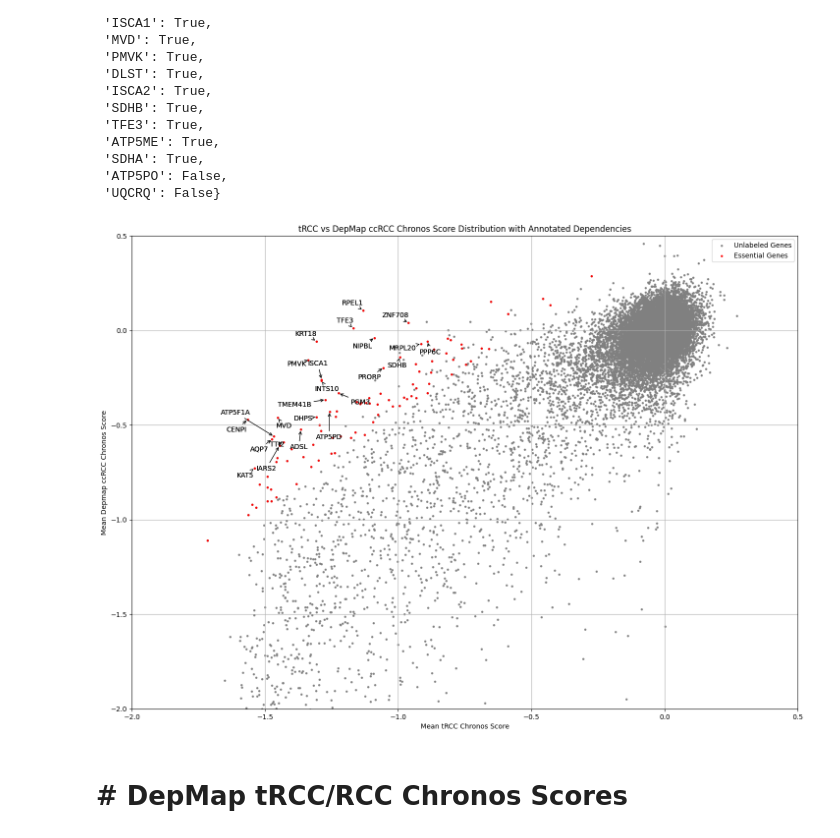
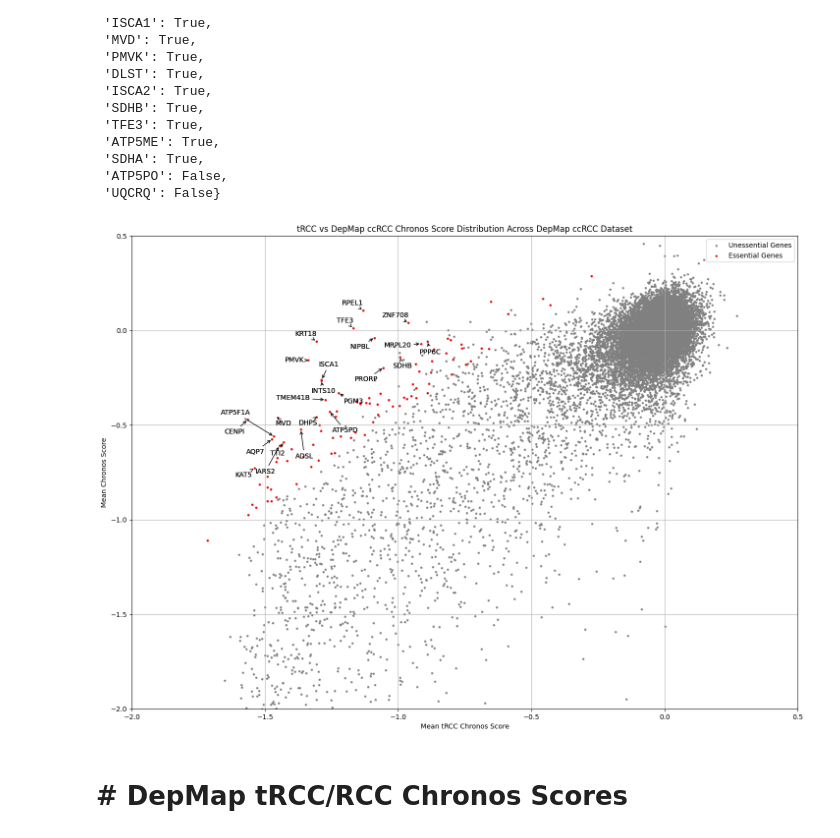
Before and after one commit to harshel-bahl/predicting-cancer-gene-dependencies, a Jupyter notebook: analysis/analysis.ipynb, the cells around one changed output. Drawn from its saved outputs; the diff is of its cells as text; code cells hidden in the pictures.

```diff
--- a/analysis/analysis.ipynb
+++ b/analysis/analysis.ipynb
@@ -136,10 +212,10 @@ depmap_gene_effect_23Q2.index.name = ""
 depmap_gene_effect_23Q2.sort_index(axis=1, inplace=True)
 depmap_gene_effect_23Q2.dropna(axis=1, inplace=True)
 
-depmap_gene_effect_23Q2.columns = af.extract_gene_names(depmap_gene_effect_23Q2.columns)
+depmap_gene_effect_23Q2.columns = af.ExtractGenesNames(depmap_gene_effect_23Q2.columns)
 
 # scaled and normalised depmap gene effects
-scaled_normalised_depmap_gene_effects_23Q2 = af.scale_normalize(depmap_gene_effect_23Q2)
+# scaled_normalised_depmap_gene_effects_23Q2 = af.scale_normalize(depmap_gene_effect_23Q2)
 # %%
 depmap_gene_effect_23Q2
 # %% [output]
@@ -223,14 +320,14 @@ af.checkGenes(genesCheck=genesCheck, df=essential_genes_tRCC_ccRCC_depmap)
 # %%
 af.CreateDependencyPlot(mean_fil_tRCC_ccRCC_depmap,
                         mean_fil_ccRCC_depmap,
                         essential_genes_tRCC_ccRCC_depmap,
                         'Mean tRCC Chronos Score',
-                        'Mean Depmap ccRCC Chronos Score',
-                        'tRCC vs DepMap ccRCC Chronos Score Distribution with Annotated Dependencies',
-                        'Unlabeled Genes',
+                        'Mean Chronos Score',
+                        'tRCC vs DepMap ccRCC Chronos Score Distribution Across DepMap ccRCC Dataset',
+                        'Unessential Genes',
                         'Essential Genes')
 # %% [output]
-[figure, old version]
+[figure, new version]
 # %% [markdown]
 # # DepMap tRCC/RCC Chronos Scores
 # %%
```
Also changed, not shown: parts of 19 cells of this notebook, 5 other files.
